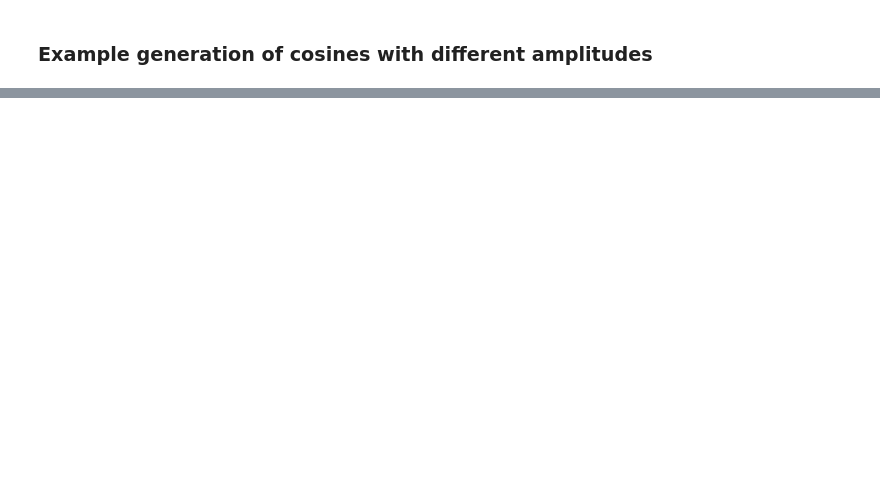
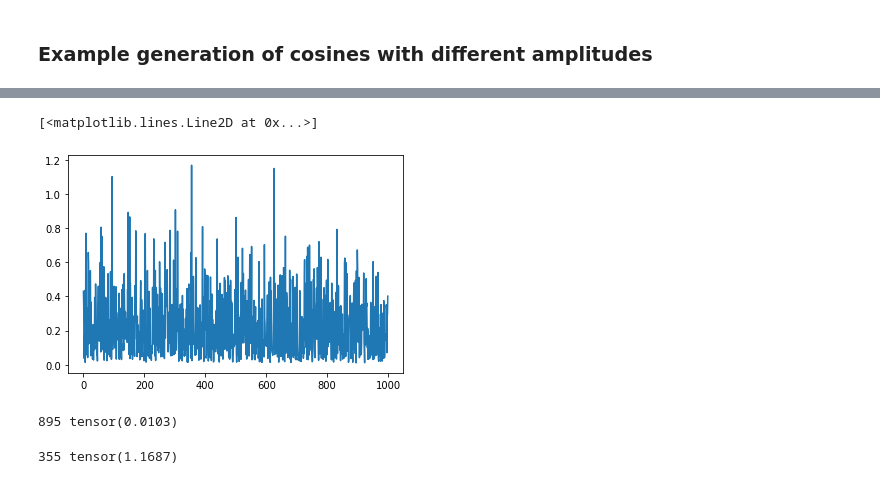
Before and after one commit to egagli/amath563, a Jupyter notebook: labs/6/Lab6.ipynb, the cells around one changed output, grey strips where cells are left out. Saved outputs shown, nothing was run; the diff lists cells and outputs as text; code cells hidden in the pictures; blank space fills up the shorter version.

```diff
--- a/labs/6/Lab6.ipynb
+++ b/labs/6/Lab6.ipynb
@@ -112,0 +188,24 @@ Text(0.5, 1.0, 'Cosine: Random shifts and amplitudes')
+# %%
+val_losses = []
+amps = []
+shifts = []
+
+for i in range(1000):
+  amp = np.random.rand()+0.5
+  shift = 2*np.pi*np.random.rand()
+  y = amp*np.cos(np.linspace(0,100,1000)+shift)
+  X = torch.Tensor(y)[:100].view(-1,1,1) # take first 100
+  model_out,h = seq(X)
+  preds = []
+  pred = model_out[-1].view(1,1,1)
+  for ii in range(1000):
+      pred,h = seq(pred,h)
+      preds.append(pred.data.numpy().ravel()[0])
+
+  val_loss = criterion(torch.Tensor(preds[:-100]), torch.Tensor(y[100:]))
+  val_losses.append(val_loss)
+  amps.append(amp)
+  shifts.append(shift)
+
+  if i%100==0:
+    print(f'i = {i}')
@@ -112,0 +223,6 @@ Text(0.5, 1.0, 'Cosine: Random shifts and amplitudes')
+# %%
+f,ax=plt.subplots()
+ax.plot(val_losses)
+# %% [output]
+[<matplotlib.lines.Line2D at 0x...>]
+[figure, added]
@@ -112,0 +232,8 @@ Text(0.5, 1.0, 'Cosine: Random shifts and amplitudes')
+# %%
+print(best,val_losses[best])
+# %% [output]
+895 tensor(0.0103)
+# %%
+print(worst,val_losses[worst])
+# %% [output]
+355 tensor(1.1687)
```
Also changed, not shown: parts of 13 cells of this notebook.
